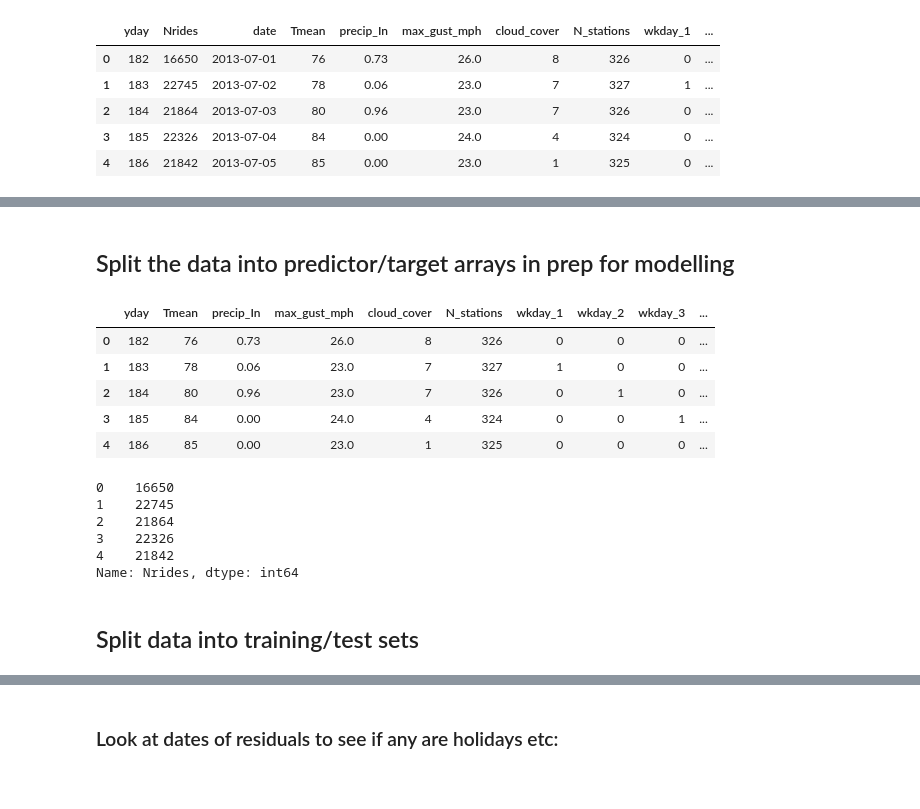
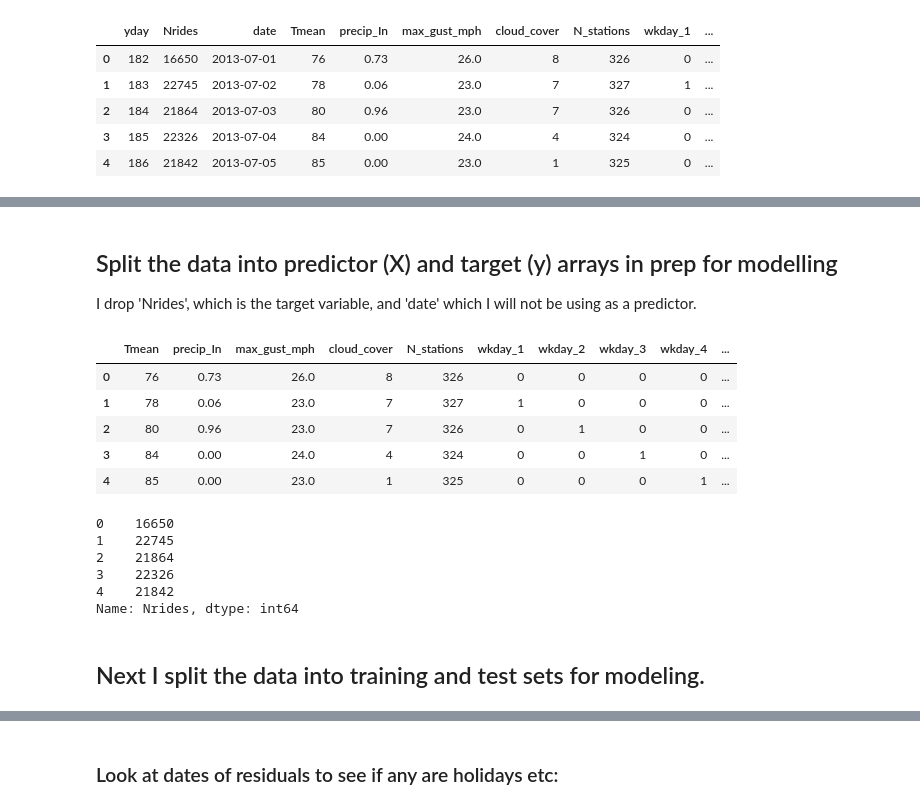
Before and after one commit to andypicke/NYC_citibike, a Jupyter notebook: citibike_regression_new.ipynb, the cells around one changed output, grey strips where cells are left out. Saved outputs shown, nothing was run; the diff lists cells and outputs as text; code cells hidden in the pictures.

```diff
--- a/citibike_regression_new.ipynb
+++ b/citibike_regression_new.ipynb
@@ -50,17 +53,18 @@ public          1176 non-null float64
 dtypes: float64(3), int64(11), object(1)
 memory usage: 137.9+ KB
 # %% [markdown]
-## Split the data into predictor/target arrays in prep for modelling
+## Split the data into predictor (X) and target (y) arrays in prep for modelling
+I drop 'Nrides', which is the target variable, and 'date' which I will not be using as a predictor.
 # %%
-X = df_comb.drop(columns=['date','Nrides'], axis=1)
+X = df_comb.drop(columns=['date','Nrides','yday'], axis=1)
 X.head()
 # %% [output]
-|  | yday | Tmean | precip_In | max_gust_mph | cloud_cover | N_stations | wkday_1 | wkday_2 | wkday_3 | ... |
-| 0 | 182 | 76 | 0.73 | 26.0 | 8 | 326 | 0 | 0 | 0 | ... |
-| 1 | 183 | 78 | 0.06 | 23.0 | 7 | 327 | 1 | 0 | 0 | ... |
-| 2 | 184 | 80 | 0.96 | 23.0 | 7 | 326 | 0 | 1 | 0 | ... |
-| 3 | 185 | 84 | 0.00 | 24.0 | 4 | 324 | 0 | 0 | 1 | ... |
-| 4 | 186 | 85 | 0.00 | 23.0 | 1 | 325 | 0 | 0 | 0 | ... |
+|  | Tmean | precip_In | max_gust_mph | cloud_cover | N_stations | wkday_1 | wkday_2 | wkday_3 | wkday_4 | ... |
+| 0 | 76 | 0.73 | 26.0 | 8 | 326 | 0 | 0 | 0 | 0 | ... |
+| 1 | 78 | 0.06 | 23.0 | 7 | 327 | 1 | 0 | 0 | 0 | ... |
+| 2 | 80 | 0.96 | 23.0 | 7 | 326 | 0 | 1 | 0 | 0 | ... |
+| 3 | 84 | 0.00 | 24.0 | 4 | 324 | 0 | 0 | 1 | 0 | ... |
+| 4 | 85 | 0.00 | 23.0 | 1 | 325 | 0 | 0 | 0 | 1 | ... |
 # %%
 y = df_comb['Nrides']
 y.head()
@@ -72,7 +76,7 @@ y.head()
 4    21842
 Name: Nrides, dtype: int64
 # %% [markdown]
-## Split data into training/test sets
+## Next I split the data into training and test sets for modeling.
 # %%
 from sklearn.model_selection import train_test_split
 X_train, X_test, y_train, y_test = train_test_split(X, y, test_size= 0.3, random_state=39)
```
Also changed, not shown: parts of 53 cells of this notebook.
